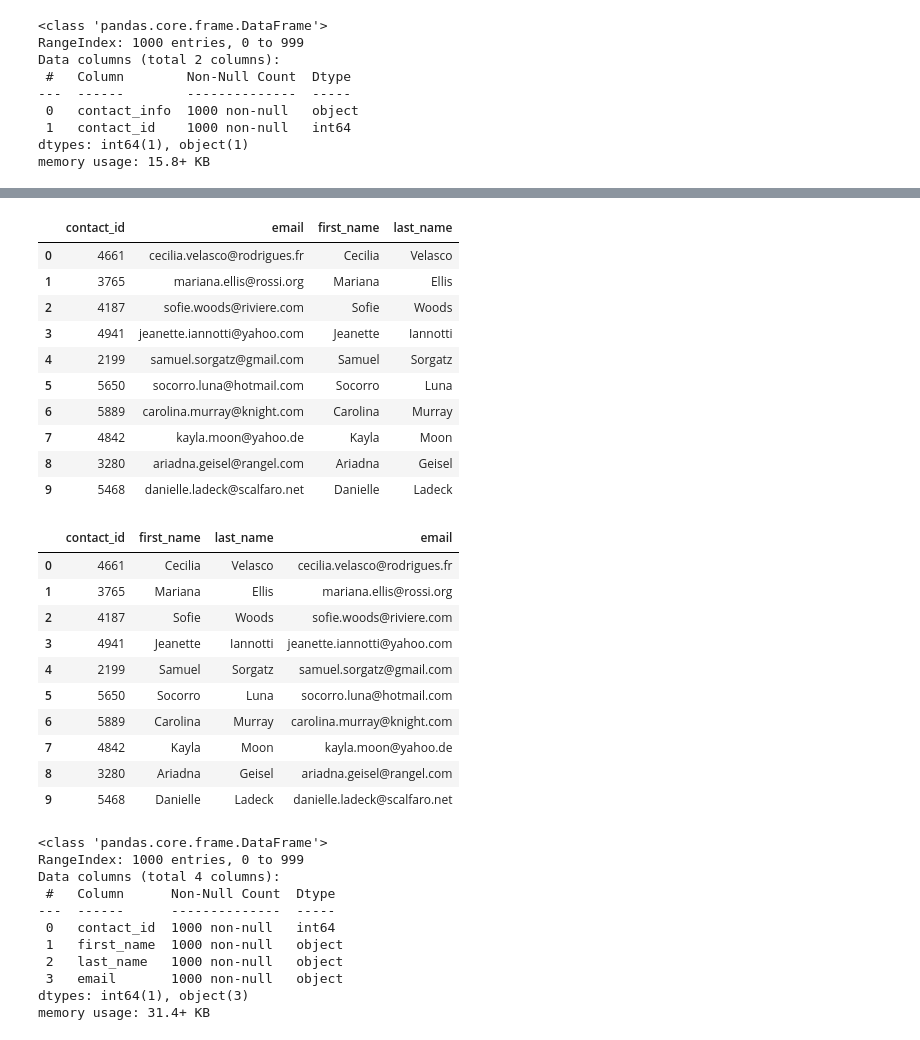
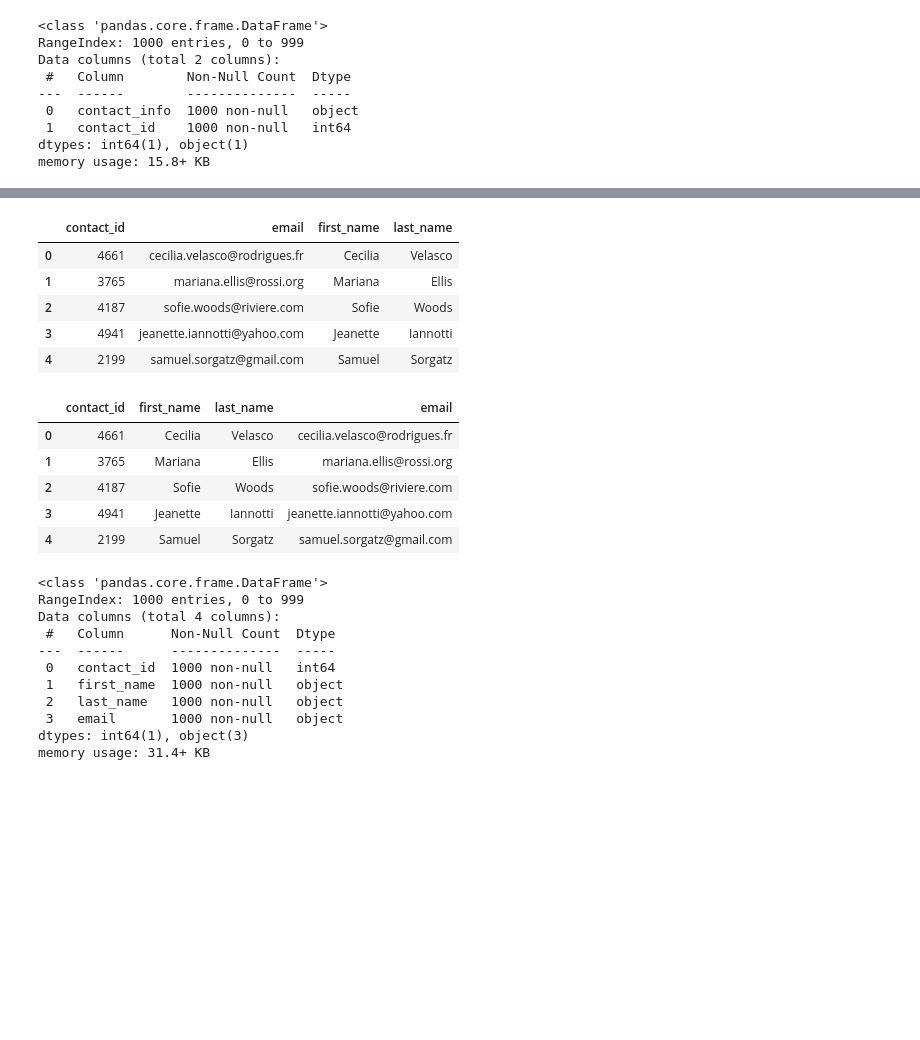
Before and after one commit to isabellajade/Crowdfunding_ETL, a Jupyter notebook: ETL_Mini_Project_Starter_Code_itaylor_pjaques.ipynb, the cells around one changed output, grey strips where cells are left out. Cells and saved outputs as stored; diff of their text form; code cells hidden in the pictures; blank space fills up the shorter version.

```diff
--- a/ETL_Mini_Project_Starter_Code_itaylor_pjaques.ipynb
+++ b/ETL_Mini_Project_Starter_Code_itaylor_pjaques.ipynb
@@ -406,6 +372,8 @@ dtypes: object(2)
 memory usage: 15.8+ KB
 # %%
 # Convert the "contact_id" column to an int64 data type.
+contact_info_df_copy["contact_id"] = contact_info_df_copy["contact_id"].astype('int64')
+contact_info_df_copy.info()
 # %% [output]
 <class 'pandas.core.frame.DataFrame'>
 RangeIndex: 1000 entries, 0 to 999
@@ -418,6 +386,13 @@ dtypes: int64(1), object(1)
 memory usage: 15.8+ KB
 # %%
 # Extract the name of the contact and add it to a new column.
+name_list = []
+for i, row in contact_info_df_copy.iterrows():
+    row_dict = eval(row["contact_info"])
+    name_list.append(row_dict.get("name"))
+
+contact_info_df_copy["name"] = name_list
+contact_info_df_copy.head()
 # %% [output]
 |  | contact_info | contact_id | name |
 | 0 | {"contact_id": 4661, "name": "Cec... | 4661 | Cecilia Velasco |
@@ -433,5 +403,12 @@ memory usage: 15.8+ KB
 # %%
 # Extract the email from the contacts and add the values to a new column.
+email_list = []
+for i, row in contact_info_df_copy.iterrows():
+    row_dict = eval(row["contact_info"])
+    email_list.append(row_dict.get("email"))
+
+contact_info_df_copy["email"] = email_list
+contact_info_df_copy.head()
 # %% [output]
 |  | contact_info | contact_id | name | email |
 | 0 | {"contact_id": 4661, "name": "Cec... | 4661 | Cecilia Velasco | cecilia.velasco@rodrigues.fr |
@@ -447,5 +419,7 @@ memory usage: 15.8+ KB
 # %%
 # Create a copy of the contact_info_df with the 'contact_id', 'name', 'email' columns.
+simplified_contact_info_df = contact_info_df_copy[["contact_id", "name", "email"]]
+simplified_contact_info_df.head()
 # %% [output]
 |  | contact_id | name | email |
 | 0 | 4661 | Cecilia Velasco | cecilia.velasco@rodrigues.fr |
@@ -461,22 +430,33 @@ memory usage: 15.8+ KB
 # %%
 # Create a "first"name" and "last_name" column with the first and last names from the "name" column.
+first_names = []
+last_names = []
+
+for i, row in simplified_contact_info_df.iterrows():
+    first_last = str(row["name"]).split(" ")
+    first_names.append(first_last[0])
+    last_names.append(first_last[1])
+
+simplified_contact_info_df["first_name"] = first_names
+simplified_contact_info_df["last_name"] = last_names
+
 
 
 # Drop the contact_name column
+simplified_contact_info_df.drop(["name"], axis=1, inplace=True)
+
+simplified_contact_info_df.head()
 # %% [output]
 |  | contact_id | email | first_name | last_name |
 | 0 | 4661 | cecilia.velasco@rodrigues.fr | Cecilia | Velasco |
 | 1 | 3765 | mariana.ellis@rossi.org | Mariana | Ellis |
 | 2 | 4187 | sofie.woods@riviere.com | Sofie | Woods |
 | 3 | 4941 | jeanette.iannotti@yahoo.com | Jeanette | Iannotti |
 | 4 | 2199 | samuel.sorgatz@gmail.com | Samuel | Sorgatz |
-| 5 | 5650 | socorro.luna@hotmail.com | Socorro | Luna |
-| 6 | 5889 | carolina.murray@knight.com | Carolina | Murray |
-| 7 | 4842 | kayla.moon@yahoo.de | Kayla | Moon |
-| 8 | 3280 | ariadna.geisel@rangel.com | Ariadna | Geisel |
-| 9 | 5468 | danielle.ladeck@scalfaro.net | Danielle | Ladeck |
 # %%
 # Reorder the columns
+simplified_contact_info_df = simplified_contact_info_df[["contact_id", "first_name", "last_name", "email"]]
+simplified_contact_info_df.head()
 # %% [output]
 |  | contact_id | first_name | last_name | email |
 | 0 | 4661 | Cecilia | Velasco | cecilia.velasco@rodrigues.fr |
@@ -484,10 +464,5 @@ memory usage: 15.8+ KB
 | 2 | 4187 | Sofie | Woods | sofie.woods@riviere.com |
 | 3 | 4941 | Jeanette | Iannotti | jeanette.iannotti@yahoo.com |
 | 4 | 2199 | Samuel | Sorgatz | samuel.sorgatz@gmail.com |
-| 5 | 5650 | Socorro | Luna | socorro.luna@hotmail.com |
-| 6 | 5889 | Carolina | Murray | carolina.murray@knight.com |
-| 7 | 4842 | Kayla | Moon | kayla.moon@yahoo.de |
-| 8 | 3280 | Ariadna | Geisel | ariadna.geisel@rangel.com |
-| 9 | 5468 | Danielle | Ladeck | danielle.ladeck@scalfaro.net |
 # %%
 # Check the datatypes one more time before exporting as CSV file.
```
Also changed, not shown: parts of 22 cells of this notebook, 3 other files.
